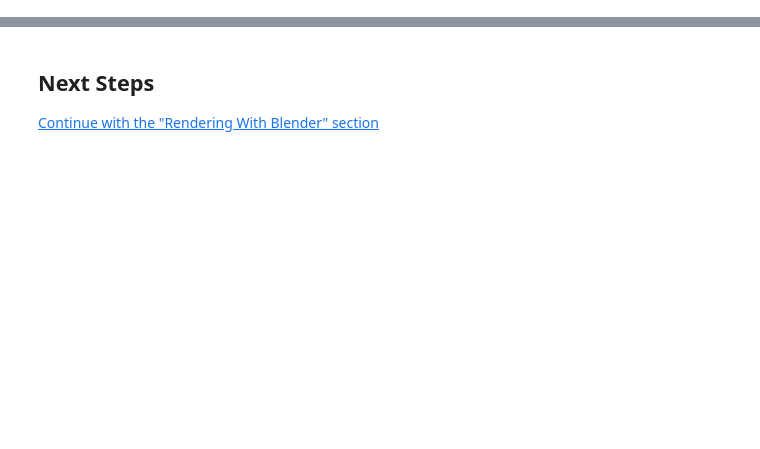
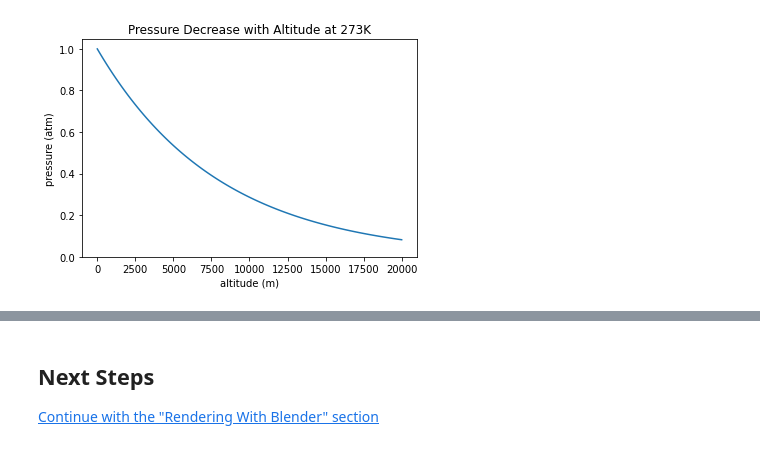
Before and after one commit to ChrisCrossCrash/r-place-blender, a Jupyter notebook: guides/2_generate_maps.ipynb, the cells around one changed output, grey strips where cells are left out. Cells and saved outputs as stored; diff of their text form; code cells hidden in the pictures; blank space fills up the shorter version.

```diff
--- a/guides/2_generate_maps.ipynb
+++ b/guides/2_generate_maps.ipynb
@@ -89,0 +95,31 @@ plt.show()
+# %%
+import matplotlib.pyplot as plt
+from math import exp
+
+
+def calculate_pressure(P_0, z, H):
+    """
+    Given the initial pressure P_0, height z, and scale height H,
+    calculate the pressure at the given height.
+    """
+    try:
+        # Get the pressure when z is a single value.
+        return P_0 * exp(-z / H)
+    except TypeError:
+        # This is a NumPy array.
+        return P_0 * np.exp(-z / H)
+
+
+# Lets plot this out:
+H = 8000  # Scale height when the temperature is 0 C in meters
+P_0 = 1  # Pressure at sea level = 1 atm
+z = np.linspace(0, 20_000, 100)
+P = calculate_pressure(P_0, z, H)
+plt.plot(z, P)
+plt.title("Pressure Decrease with Altitude at 273K")
+plt.xlabel("altitude (m)")
+plt.ylabel("pressure (atm)")
+plt.ylim(ymin=0)
+plt.show()
+# %% [output]
+[figure, added]
```
Also changed, not shown: parts of 18 cells of this notebook.
